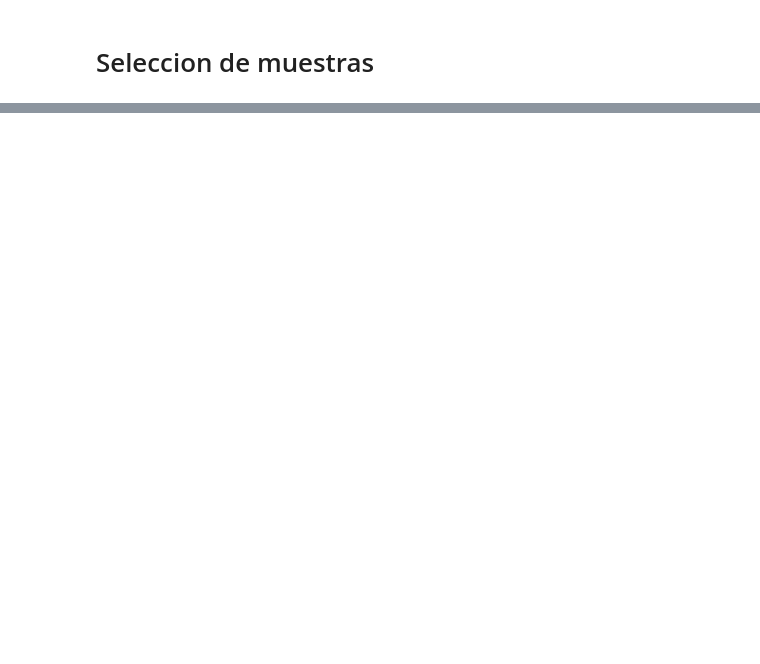
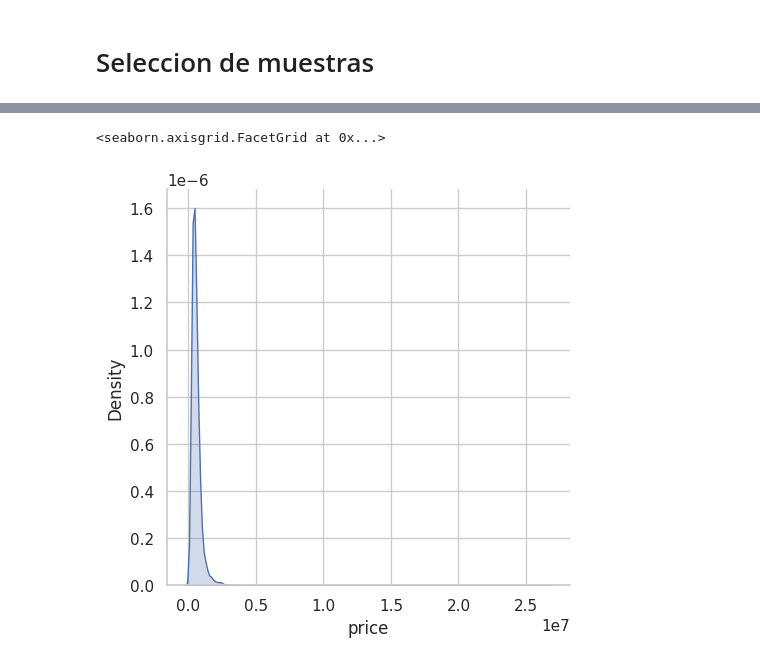
Before and after one commit to HermanMoreno98/Machine_Learning, a Jupyter notebook: Regresión_Lineal.ipynb, the cells around one changed output, grey strips where cells are left out. Cells and saved outputs as stored; diff of their text form; code cells hidden in the pictures; blank space fills up the shorter version.

```diff
--- a/Regresión_Lineal.ipynb
+++ b/Regresión_Lineal.ipynb
@@ -131,0 +240,5 @@ data.head()
+# %%
+sns.displot(pddf.price, kind="kde", fill=True)
+# %% [output]
+<seaborn.axisgrid.FacetGrid at 0x...>
+[figure, added]
```
Also changed, not shown: parts of 38 cells of this notebook.
